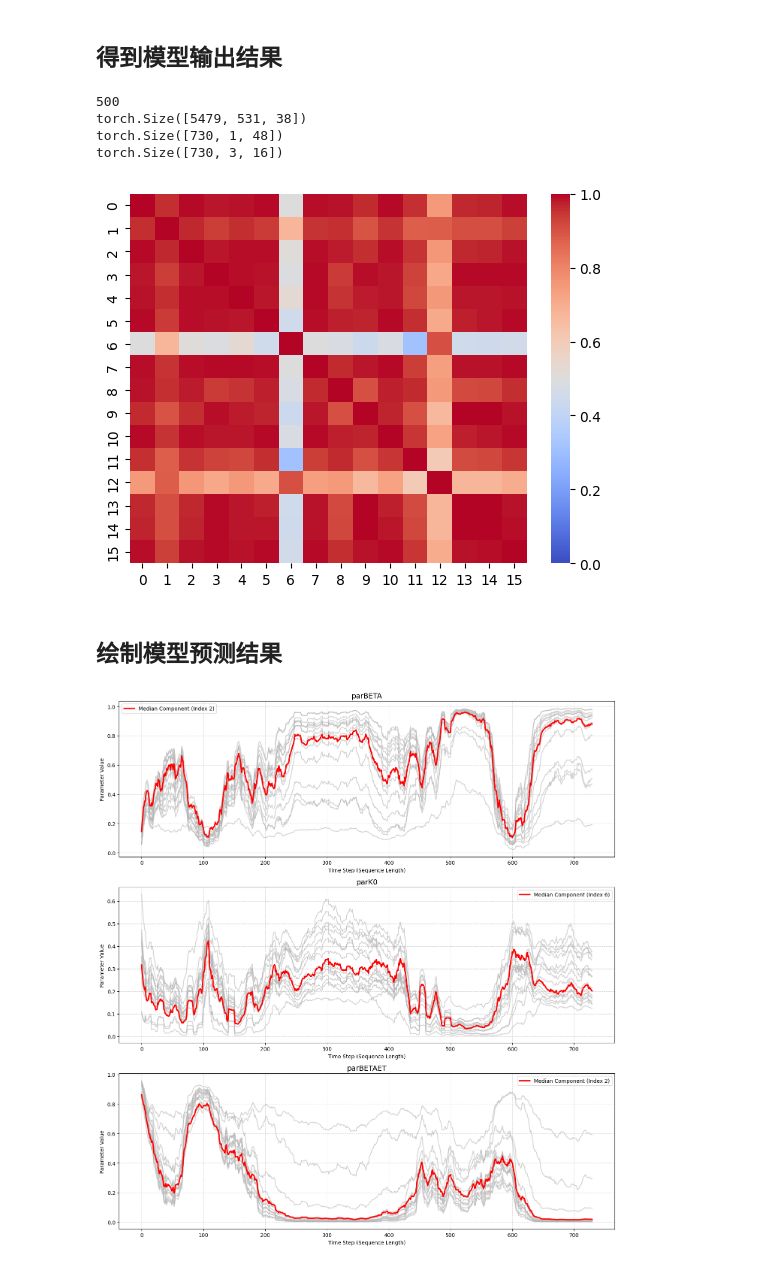
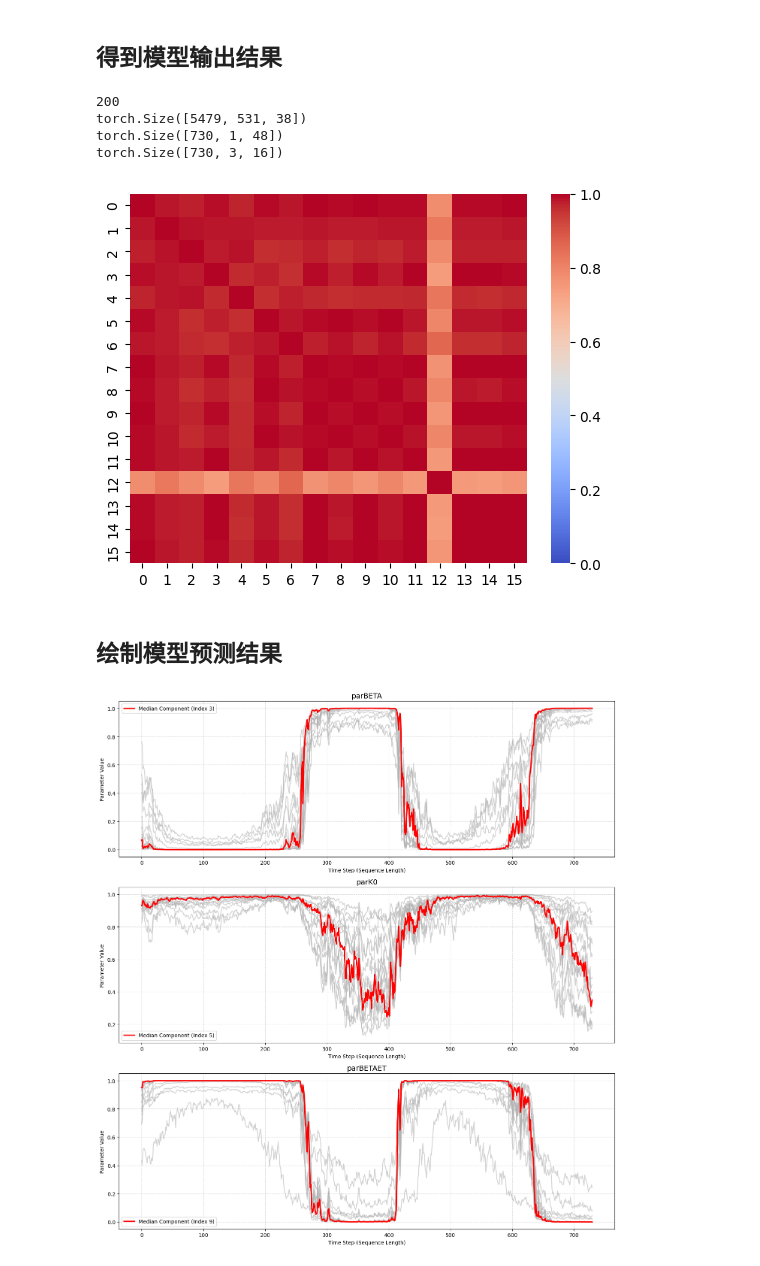
Before and after one commit to chooron/my_deltamodel, a Jupyter notebook: project/better_estimate/parameters/visual_timevar_parameters_tcn.ipynb, the cells around one changed output. Cells and saved outputs as stored; diff of their text form; code cells hidden in the pictures.

```diff
--- a/project/better_estimate/parameters/visual_timevar_parameters_tcn.ipynb
+++ b/project/better_estimate/parameters/visual_timevar_parameters_tcn.ipynb
@@ -47,7 +47,7 @@ from dmg import ModelHandler
 from dmg.core.utils import import_trainer  # noqa
 
 config["mode"] = "test"
-config["test"]["test_epoch"] = 100
+config["test"]["test_epoch"] = 8
 model = ModelHandler(config, verbose=True)
 trainer_cls = import_trainer(config["trainer"])
 trainer = trainer_cls(
@@ -58,23 +58,24 @@ trainer = trainer_cls(
 )
 nn_model = trainer.model.model_dict["Hbv_2"].nn_model
 tcn_layer = nn_model.tcninv
-ln_layer = nn_model.ln
+ln_layer = nn_model.norm
+ema_layer = nn_model.ema
 fc_layer = nn_model.fc
 
 
 def predict(x):
     tcn_out = tcn_layer(x.permute(1, 0, 2))
-    tcn_out = ln_layer(tcn_out)
+    tcn_out = ema_layer(ln_layer(tcn_out))
     fc_out = fc_layer(tcn_out.permute(1, 0, 2))
-    return F.sigmoid(fc_out * nn_model.a)
+    return F.sigmoid(fc_out*nn_model.a)
 # %% [markdown]
 ## 得到模型输出结果
 # %%
 model_input = eval_dataset["xc_nn_norm"]
 # select_basin_idx = np.where(selected_basins==8023080)[0][0]
-select_basin_idx = 500
+select_basin_idx = 200
 print(select_basin_idx)
-tmp_model_input = model_input[730:2*730, select_basin_idx : select_basin_idx + 1, :]
+tmp_model_input = model_input[0:730, select_basin_idx : select_basin_idx + 1, :]
 print(model_input.shape)
 layer_output = predict(tmp_model_input)
 print(layer_output.shape)
@@ -82,7 +83,7 @@ layer_output = layer_output.reshape(-1, 3, 16)[:,:,:]
 # layer_output = layer_output[:, :, :]
 print(layer_output.shape)
 # %% [output]
-500
+200
 torch.Size([5479, 531, 38])
 torch.Size([730, 1, 48])
 torch.Size([730, 3, 16])
@@ -96,13 +97,13 @@ import matplotlib.pyplot as plt
 sns.heatmap(corr_matrix, cmap="coolwarm", vmin=0, vmax=1)
 plt.show()
 # %% [output]
-[figure, old version]
+[figure, new version]
 # %% [markdown]
 ## 绘制模型预测结果
 # %%
 timevar_params = layer_output.detach().cpu().numpy()
 titles = ['parBETA', 'parK0', 'parBETAET']
-plot_parameters(timevar_params, titles=titles, median_color='red', smooth_window=10)
+plot_parameters(timevar_params, titles=titles, median_color='red', smooth_window=1)
 plt.show()
 # %% [output]
-[figure, old version]
+[figure, new version]
```
Also changed, not shown: 3 other files.
